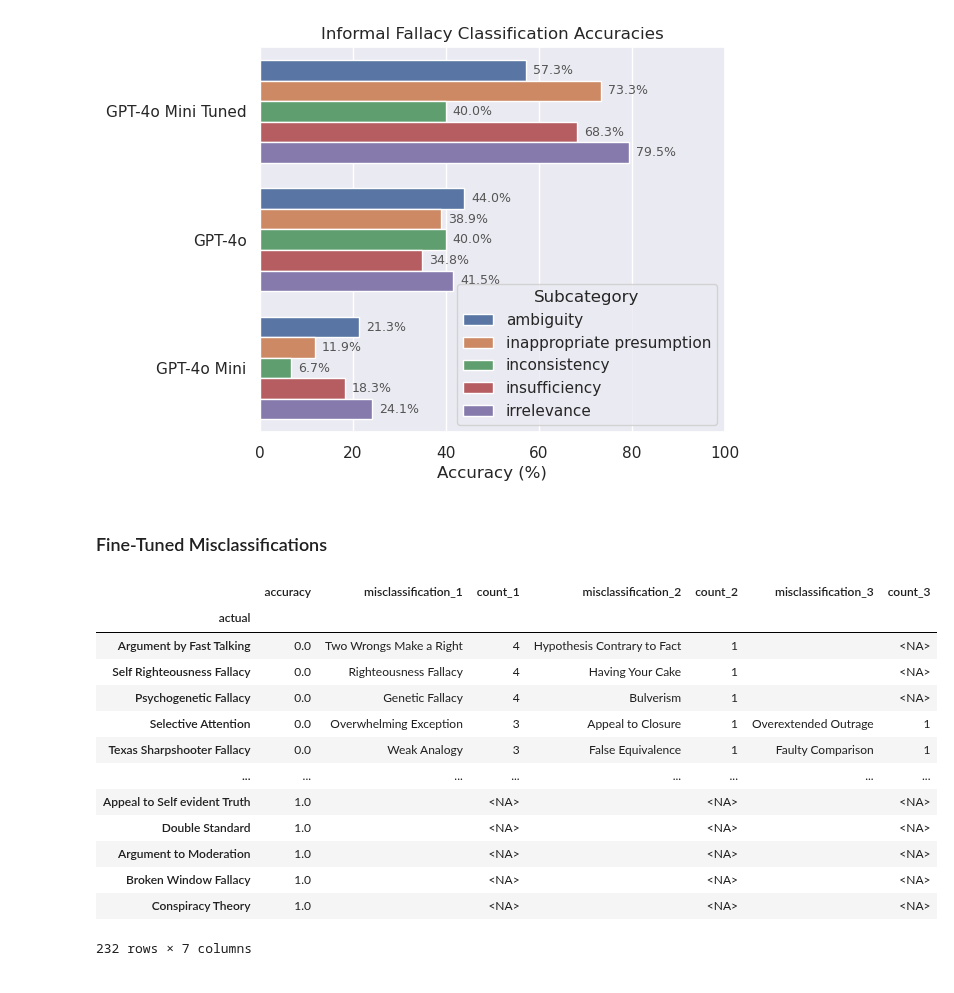
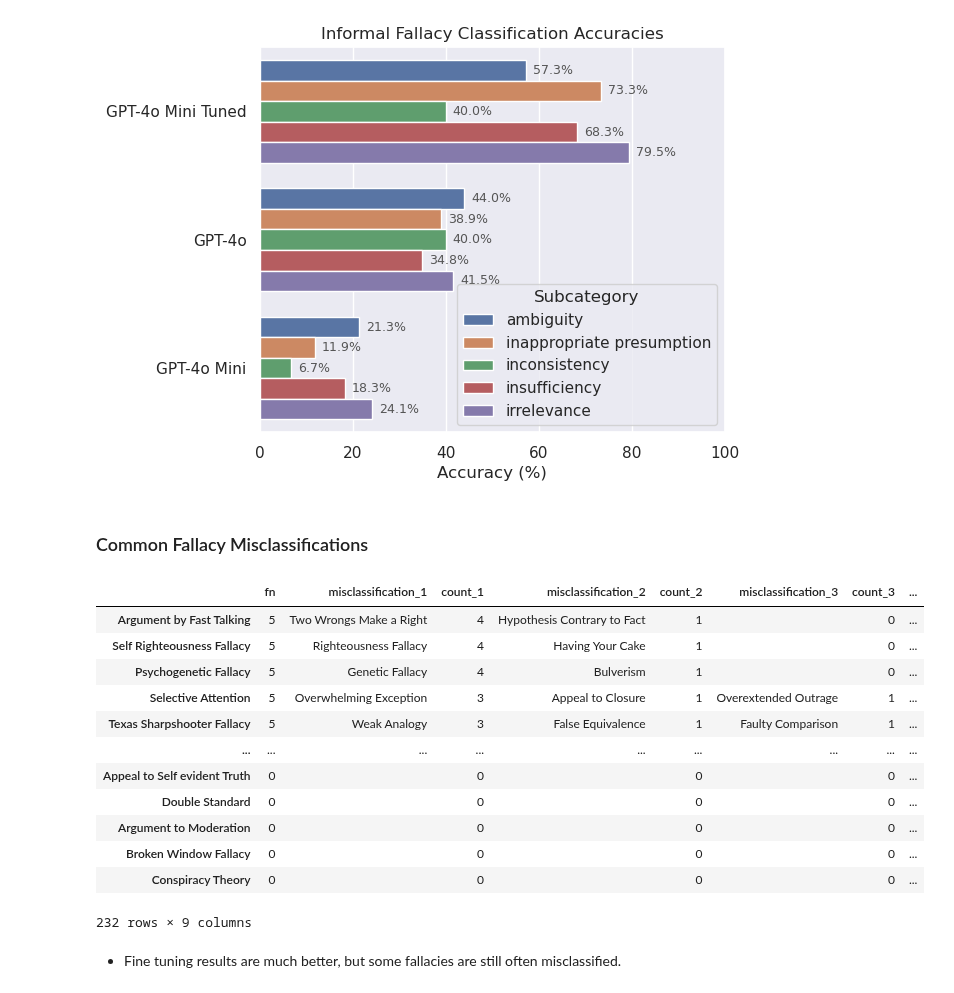
Before and after one commit to aimfeld/fallacy-detection, a Jupyter notebook: fallacy-classification.ipynb, the cells around one changed output. Drawn from its saved outputs; the diff is of its cells as text; code cells hidden in the pictures.

Commit message:
misclassifications improved

```diff
--- a/fallacy-classification.ipynb
+++ b/fallacy-classification.ipynb
@@ -569,24 +550,28 @@ plot_accuracies(
 # %% [output]
 [figure]
 # %% [markdown]
-### Fine-Tuned Misclassifications
+### Common Fallacy Misclassifications
 # %%
-df_tuned_confusion_matrix_e5 = df_confusion_matrices_e5.groupby(['llm', 'fallacy'], observed=True).sum().loc[LLM.GPT_4O_MINI_CLASSIFICATION.key]
+df_confusion_matrix_e5 = df_confusion_matrices_e5.groupby(['llm', 'fallacy'], observed=True).sum().loc[LLM.GPT_4O_MINI_CLASSIFICATION.key]
+df_fallacy_confusion_metrics_e5 = get_confusion_metrics(df_confusion_matrix_e5)
 # %%
-df_tuned_misclassifications_e5 = get_misclassifications(df_tuned_confusion_matrix_e5)
-df_tuned_misclassifications_e5
+df_fallacy_misclassifications_e5 = get_misclassifications(df_confusion_matrix_e5)
+df_fallacy_misclassifications_e5 = df_fallacy_confusion_metrics_e5[['fn']].join(df_fallacy_misclassifications_e5)
+df_fallacy_misclassifications_e5 = add_taxonomy(df_fallacy_misclassifications_e5)
+df_fallacy_misclassifications_e5.sort_values(['fn', 'count_1'], ascending=False).round(3)
 # %% [output]
-|  | accuracy | misclassification_1 | count_1 | misclassification_2 | count_2 | misclassification_3 | count_3 |
-| actual |  |  |  |  |  |  |  |
-| Argument by Fast Talking | 0.0 | Two Wrongs Make a Right | 4 | Hypothesis Contrary to Fact | 1 |  | <NA> |
-| Self Righteousness Fallacy | 0.0 | Righteousness Fallacy | 4 | Having Your Cake | 1 |  | <NA> |
-| Psychogenetic Fallacy | 0.0 | Genetic Fallacy | 4 | Bulverism | 1 |  | <NA> |
-| Selective Attention | 0.0 | Overwhelming Exception | 3 | Appeal to Closure | 1 | Overextended Outrage | 1 |
-| Texas Sharpshooter Fallacy | 0.0 | Weak Analogy | 3 | False Equivalence | 1 | Faulty Comparison | 1 |
-| ... | ... | ... | ... | ... | ... | ... | ... |
-| Appeal to Self evident Truth | 1.0 |  | <NA> |  | <NA> |  | <NA> |
-| Double Standard | 1.0 |  | <NA> |  | <NA> |  | <NA> |
-| Argument to Moderation | 1.0 |  | <NA> |  | <NA> |  | <NA> |
-| Broken Window Fallacy | 1.0 |  | <NA> |  | <NA> |  | <NA> |
-| Conspiracy Theory | 1.0 |  | <NA> |  | <NA> |  | <NA> |
+|  | fn | misclassification_1 | count_1 | misclassification_2 | count_2 | misclassification_3 | count_3 | ... |
+| Argument by Fast Talking | 5 | Two Wrongs Make a Right | 4 | Hypothesis Contrary to Fact | 1 |  | 0 | ... |
+| Self Righteousness Fallacy | 5 | Righteousness Fallacy | 4 | Having Your Cake | 1 |  | 0 | ... |
+| Psychogenetic Fallacy | 5 | Genetic Fallacy | 4 | Bulverism | 1 |  | 0 | ... |
+| Selective Attention | 5 | Overwhelming Exception | 3 | Appeal to Closure | 1 | Overextended Outrage | 1 | ... |
+| Texas Sharpshooter Fallacy | 5 | Weak Analogy | 3 | False Equivalence | 1 | Faulty Comparison | 1 | ... |
+| ... | ... | ... | ... | ... | ... | ... | ... | ... |
+| Appeal to Self evident Truth | 0 |  | 0 |  | 0 |  | 0 | ... |
+| Double Standard | 0 |  | 0 |  | 0 |  | 0 | ... |
+| Argument to Moderation | 0 |  | 0 |  | 0 |  | 0 | ... |
+| Broken Window Fallacy | 0 |  | 0 |  | 0 |  | 0 | ... |
+| Conspiracy Theory | 0 |  | 0 |  | 0 |  | 0 | ... |
-232 rows × 7 columns
+232 rows × 9 columns
+# %% [markdown]
+- Fine tuning results are much better, but some fallacies are still often misclassified.
```
Also changed, not shown: parts of 8 cells of this notebook, 2 other files.
